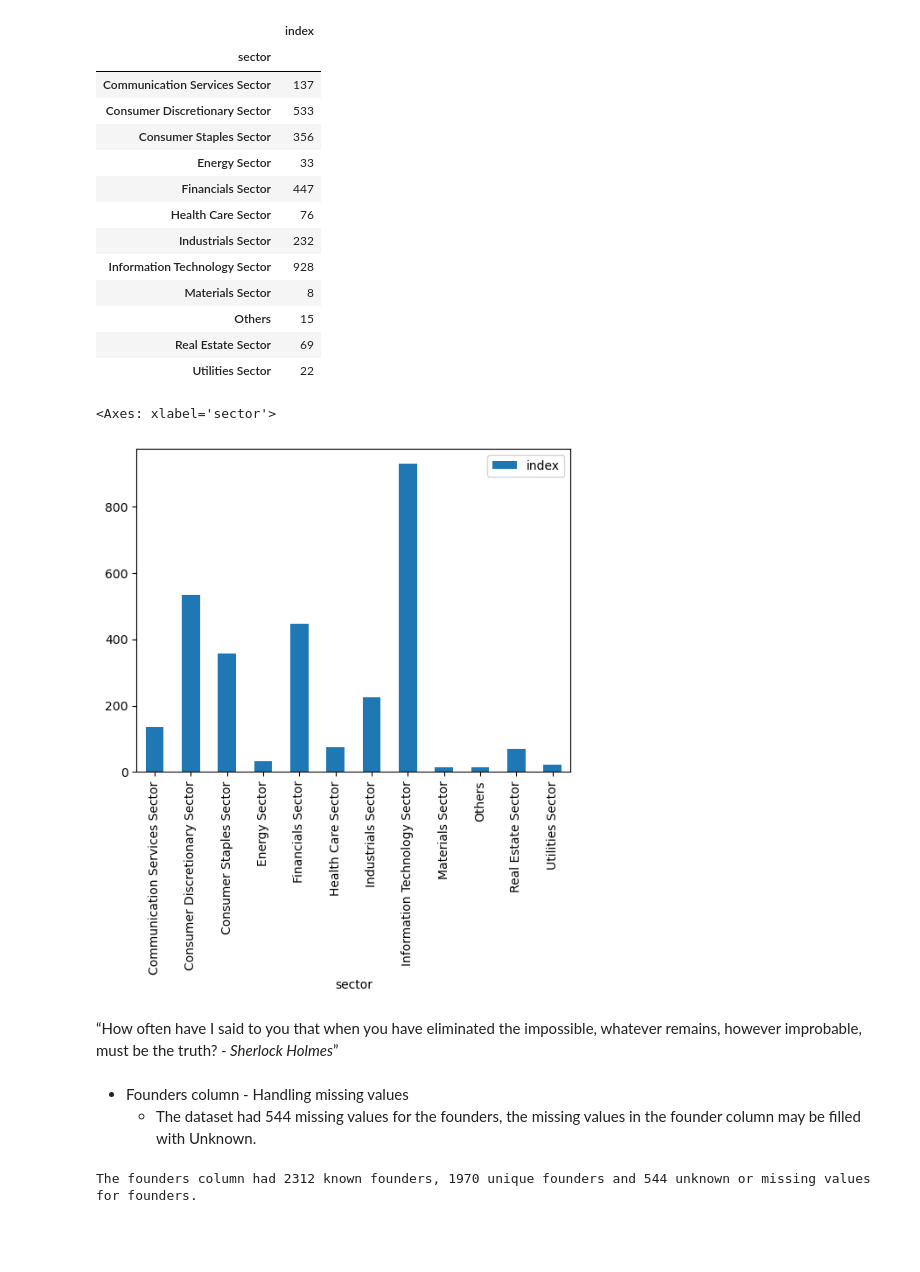
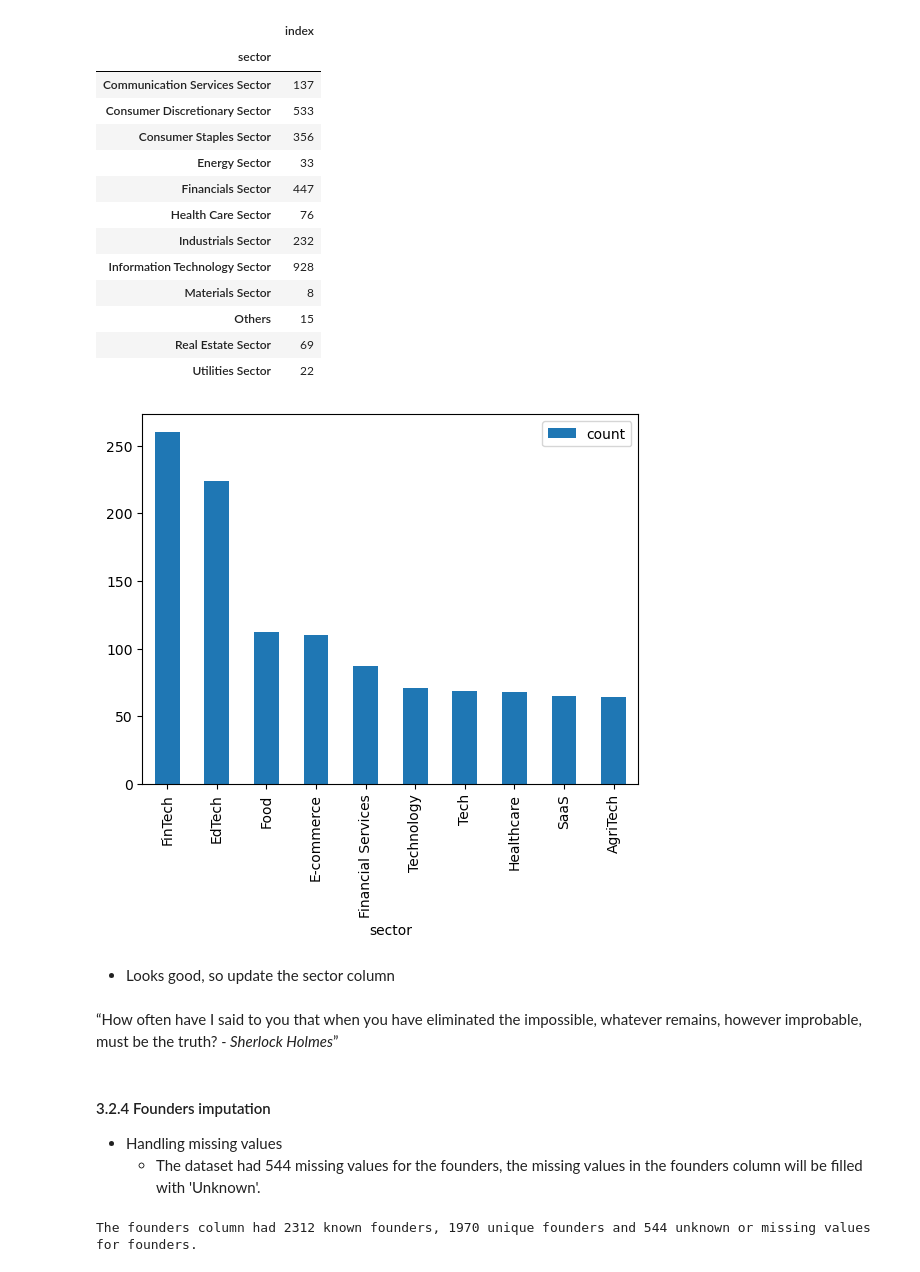
Before and after one commit to D0nG4667/indian_start_up_funding_analysis, a Jupyter notebook: indian_start_up_funding_analysis.ipynb, the cells around one changed output. Drawn from its saved outputs; the diff is of its cells as text; code cells hidden in the pictures; blank space fills up the shorter version.

```diff
--- a/indian_start_up_funding_analysis.ipynb
+++ b/indian_start_up_funding_analysis.ipynb
@@ -1391,7 +1406,7 @@ def clean_special_characters(value):
         # Replace non-breaking spaces (\xa0) with regular spaces
         value = re.sub(r'\xa0', ' ', value)
         # Replace â€™ with 's'
-        value = value.replace('â€™', "'s")
+        value = value.replace("â€™", "'")
         # Remove extra spaces
         value = re.sub(r'\s+', ' ', value).strip()
 
@@ -1639,6 +1630,6 @@ Before filling missing values, there are 52 missing values in the sector column
 # %%
 # All sectors without missing values
-sectors = [sector for sector in final_dataset['sector'].unique() if pd.notna(sector)]
+# sectors = [sector for sector in final_dataset['sector'].unique() if pd.notna(sector)]
 # %%
 def fill_missing_sector(value):
     """
@@ -1858,8 +1849,3 @@ final_dataset['sector'].map(map_sector_to_gics).reset_index().groupby('sector').
 | Others | 15 |
 | Real Estate Sector | 69 |
 | Utilities Sector | 22 |
-# %%
-final_dataset['sector'].map(map_sector_to_gics).reset_index().groupby('sector').count().plot(kind='bar')
-# %% [output]
-<Axes: xlabel='sector'>
-[figure, removed]
@@ -1866,11 +1875,27 @@ final_dataset['sector'].map(map_sector_to_gics).reset_index().groupby('sector').
+# %%
+(
+    final_dataset
+    .groupby('sector')['sector']
+    .count()
+    .nlargest(10)
+    .plot(kind='bar')
+)
+
+plt.legend(['count'])
+plt.show()
+# %% [output]
+[figure, added]
+# %% [markdown]
+- Looks good, so update the sector column
 # %%
 # Map the sector to gics using regex
 final_dataset['sector'] = final_dataset['sector'].map(map_sector_to_gics)
 # %% [markdown]
 “How often have I said to you that when you have eliminated the impossible, whatever remains, however improbable, must be the truth? *- Sherlock Holmes*”
 # %% [markdown]
-- Founders column - Handling missing values
-    - The dataset had 544 missing values for the founders, the missing values in the founder column may be filled with Unknown.
+#### 3.2.4 Founders imputation
+- Handling missing values
+    - The dataset had 544 missing values for the founders, the missing values in the founders column will be filled with 'Unknown'.
 # %%
 def unique_known_unknown(column):
     """Prints the unique, known and unknown values of a column"""
```
Also changed, not shown: parts of 79 cells of this notebook, 1 other file.
